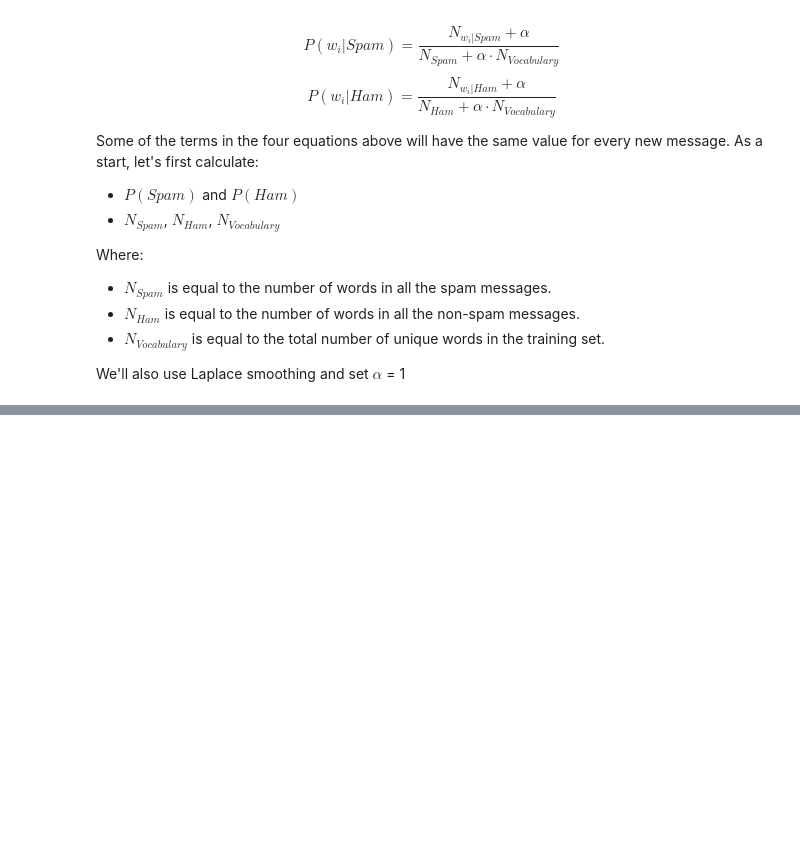
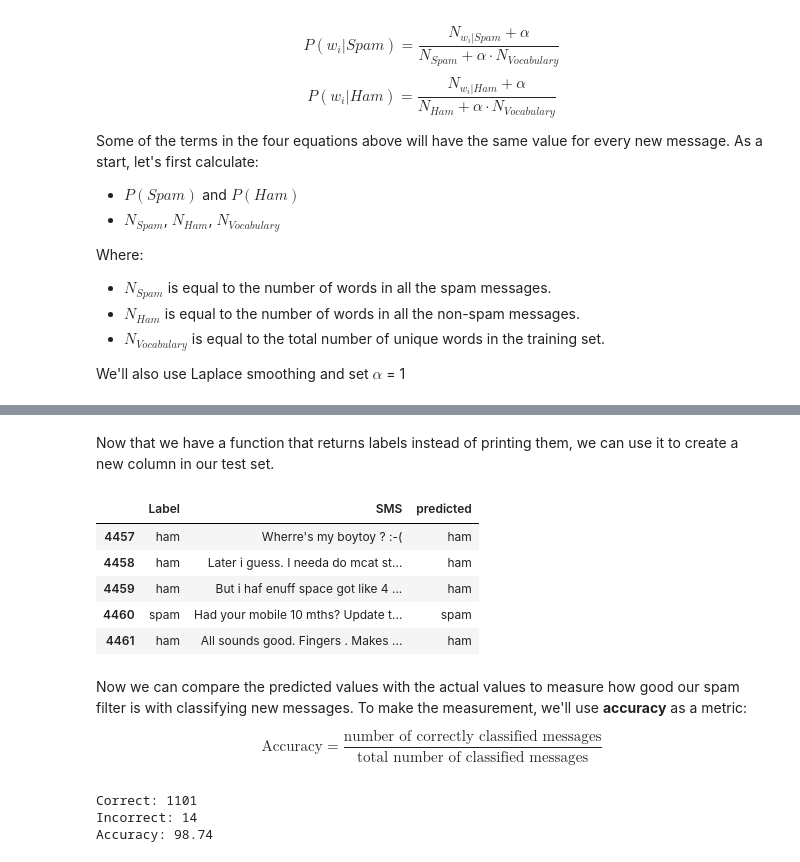
Before and after one commit to MuhammadAwon/datascience-projects, a Jupyter notebook: Projects/spam-filter/spam-filter-with-naive-bayes.ipynb, the cells around one changed output, grey strips where cells are left out. Drawn from its saved outputs; the diff is of its cells as text; code cells hidden in the pictures; blank space fills up the shorter version.

Commit message:
Complete project (spam filter)

```diff
--- a/Projects/spam-filter/spam-filter-with-naive-bayes.ipynb
+++ b/Projects/spam-filter/spam-filter-with-naive-bayes.ipynb
@@ -315,0 +342,14 @@ We'll also use Laplace smoothing and set $\alpha$ = 1
+# %%
+# Initiate parameters
+parameters_spam = {unique_word: 0 for unique_word in vocabulary}
+parameters_ham = {unique_word: 0 for unique_word in vocabulary}
+
+# Calculate parameters
+for word in vocabulary:
+    n_word_given_spam = spam_messages[word].sum()
+    p_word_given_spam = (n_word_given_spam + alpha) / (n_spam + alpha*n_vocabulary)
+    parameters_spam[word] = p_word_given_spam
+
+    n_word_given_ham = ham_messages[word].sum()
+    p_word_given_ham = (n_word_given_ham + alpha) / (n_ham + alpha*n_vocabulary)
+    parameters_ham[word] = p_word_given_ham
@@ -315,0 +440,56 @@ We'll also use Laplace smoothing and set $\alpha$ = 1
+# %%
+def classify_test_set(message):
+
+    message = re.sub('\W', ' ', message)
+    message = message.lower()
+    message = message.split()
+
+    p_spam_given_message = p_spam
+    p_ham_given_message = p_ham
+
+
+    for word in message:
+        if word in parameters_spam:
+            p_spam_given_message *= parameters_spam[word]
+        if word in parameters_ham:
+            p_ham_given_message *= parameters_ham[word]
+        if word not in parameters_spam and word not in parameters_ham:
+            pass
+
+    if p_ham_given_message > p_spam_given_message:
+        return 'ham'
+    elif p_ham_given_message < p_spam_given_message:
+        return 'spam'
+    else:
+        return 'needs human classification'
+# %% [markdown]
+Now that we have a function that returns labels instead of printing them, we can use it to create a new column in our test set.
+# %%
+test_set['predicted'] = test_set['SMS'].apply(classify_test_set)
+test_set.head()
+# %% [output]
+|  | Label | SMS | predicted |
+| 4457 | ham | Wherre's my boytoy ? :-( | ham |
+| 4458 | ham | Later i guess. I needa do mcat st... | ham |
+| 4459 | ham | But i haf enuff space got like 4 ... | ham |
+| 4460 | spam | Had your mobile 10 mths? Update t... | spam |
+| 4461 | ham | All sounds good. Fingers . Makes ... | ham |
+# %% [markdown]
+Now we can compare the predicted values with the actual values to measure how good our spam filter is with classifying new messages. To make the measurement, we'll use **accuracy** as a metric:
+
+$$\text{Accuracy}=\frac{\text{number of correctly classified messages}}{\text{total number of classified messages}}$$
+# %%
+correct = 0
+total = test_set.shape[0]
+
+for index, row in test_set.iterrows():
+    if row['Label'] == row['predicted']:
+        correct += 1
+
+print(f'Correct: {correct}')
+print(f'Incorrect: {total - correct}')
+print(f'Accuracy: {round(correct/total*100, 2)}')
+# %% [output]
+Correct: 1101
+Incorrect: 14
+Accuracy: 98.74
```
Also changed, not shown: parts of 10 cells of this notebook.
